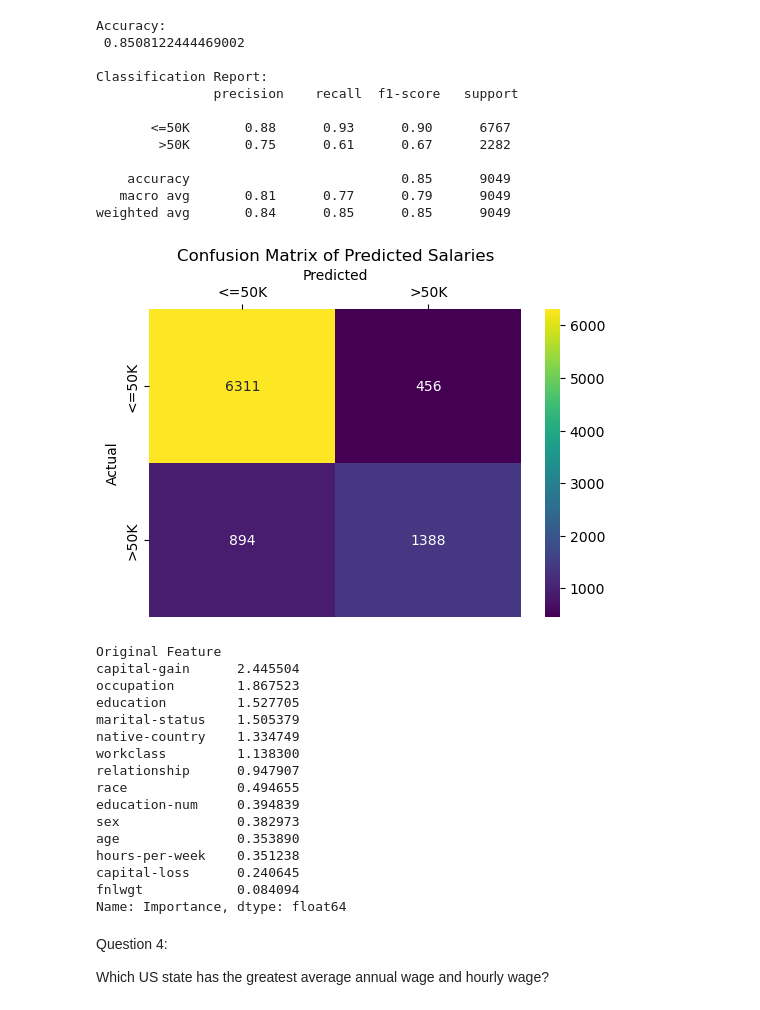
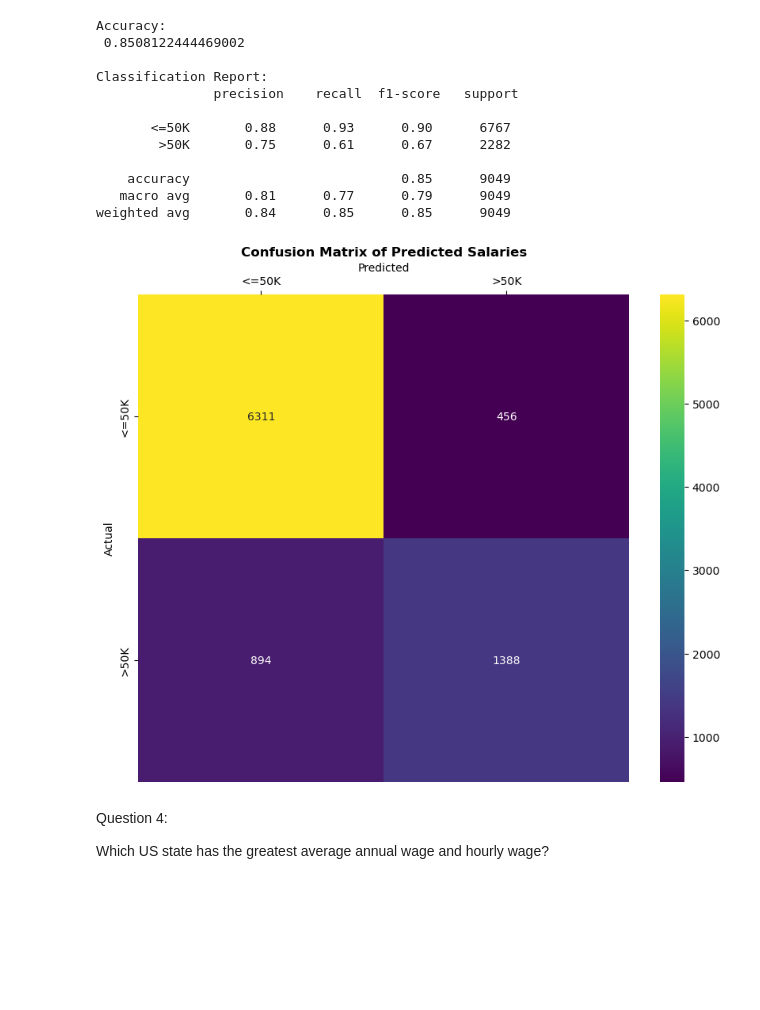
Before and after one commit to NicknNemkov/capstone, a Jupyter notebook: code/salary_predictions.ipynb, the cells around one changed output. Drawn from its saved outputs; the diff is of its cells as text; code cells hidden in the pictures; blank space fills up the shorter version.

```diff
--- a/code/salary_predictions.ipynb
+++ b/code/salary_predictions.ipynb
@@ -244,21 +300,24 @@ weighted avg       0.84      0.85      0.85      9049
 # %%
 import seaborn as sns
 import matplotlib.pyplot as plt
 
 conf_matrix = confusion_matrix(target_test, predictions)
 
 labels = ["<=50K", ">50K"]
 
-plt.figure(figsize=(6, 4))
+plt.figure(figsize=(10, 8))
+
 matrix = sns.heatmap(conf_matrix, annot=True, fmt="d", cmap=sns.color_palette("viridis", as_cmap=True), xticklabels=labels, yticklabels=labels)
+
 matrix.xaxis.set_ticks_position("top")  # Move x-axis to top
 matrix.xaxis.set_label_position("top")
 plt.xlabel("Predicted")
 plt.ylabel("Actual")
-plt.title("Confusion Matrix of Predicted Salaries")
+plt.title("Confusion Matrix of Predicted Salaries", weight='bold')
+
 plt.show()
 # %% [output]
-[figure, old version]
+[figure, new version]
 # %%
 # Feature importance (absolute values)
 feature_importance = np.abs(model.coef_[0])
@@ -270,22 +329,3 @@ importance_df = importance_df.sort_values(by="Importance", ascending=False)
 importance_df["Original Feature"] = importance_df["Feature"].str.split("_").str[0]
 aggregated_importance = importance_df.groupby("Original Feature")["Importance"].sum()
 aggregated_importance = aggregated_importance.sort_values(ascending=False)
-# %%
-aggregated_importance
-# %% [output]
-Original Feature
-capital-gain      2.445504
-occupation        1.867523
-education         1.527705
-marital-status    1.505379
-native-country    1.334749
-workclass         1.138300
-relationship      0.947907
-race              0.494655
-education-num     0.394839
-sex               0.382973
-age               0.353890
-hours-per-week    0.351238
-capital-loss      0.240645
-fnlwgt            0.084094
-Name: Importance, dtype: float64
```
Also changed, not shown: parts of 17 cells of this notebook, 2 other files.
